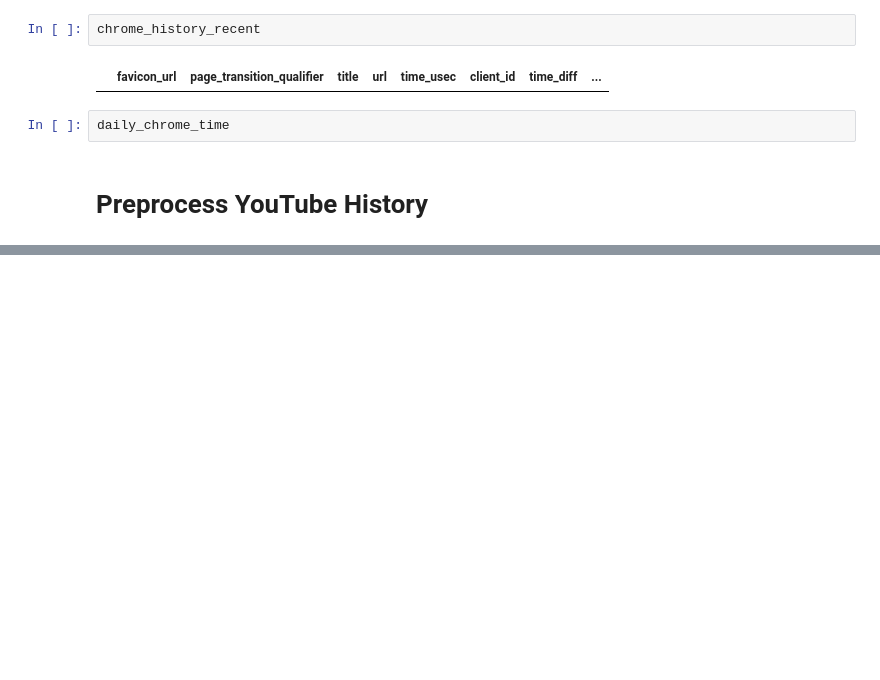
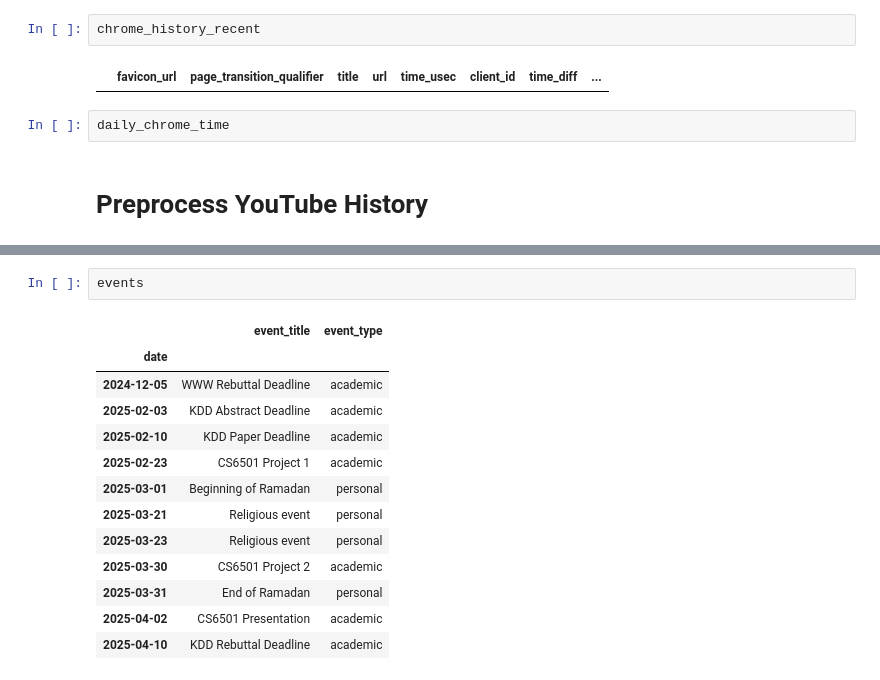
Before and after one commit to amir-hassan25/Analyzing-Online-Behavior-for-Public-Health, a Jupyter notebook: Project3/preprocess.ipynb, the cells around one changed output, grey strips where cells are left out. Saved outputs shown, nothing was run; the diff lists cells and outputs as text; blank space fills up the shorter version.

```diff
--- a/Project3/preprocess.ipynb
+++ b/Project3/preprocess.ipynb
@@ -299,0 +577,16 @@ daily_chrome_time
+# %%
+events
+# %% [output]
+|  | event_title | event_type |
+| date |  |  |
+| 2024-12-05 | WWW Rebuttal Deadline | academic |
+| 2025-02-03 | KDD Abstract Deadline | academic |
+| 2025-02-10 | KDD Paper Deadline | academic |
+| 2025-02-23 | CS6501 Project 1 | academic |
+| 2025-03-01 | Beginning of Ramadan | personal |
+| 2025-03-21 | Religious event | personal |
+| 2025-03-23 | Religious event | personal |
+| 2025-03-30 | CS6501 Project 2 | academic |
+| 2025-03-31 | End of Ramadan | personal |
+| 2025-04-02 | CS6501 Presentation | academic |
+| 2025-04-10 | KDD Rebuttal Deadline | academic |
```
Also changed, not shown: parts of 14 cells of this notebook.
